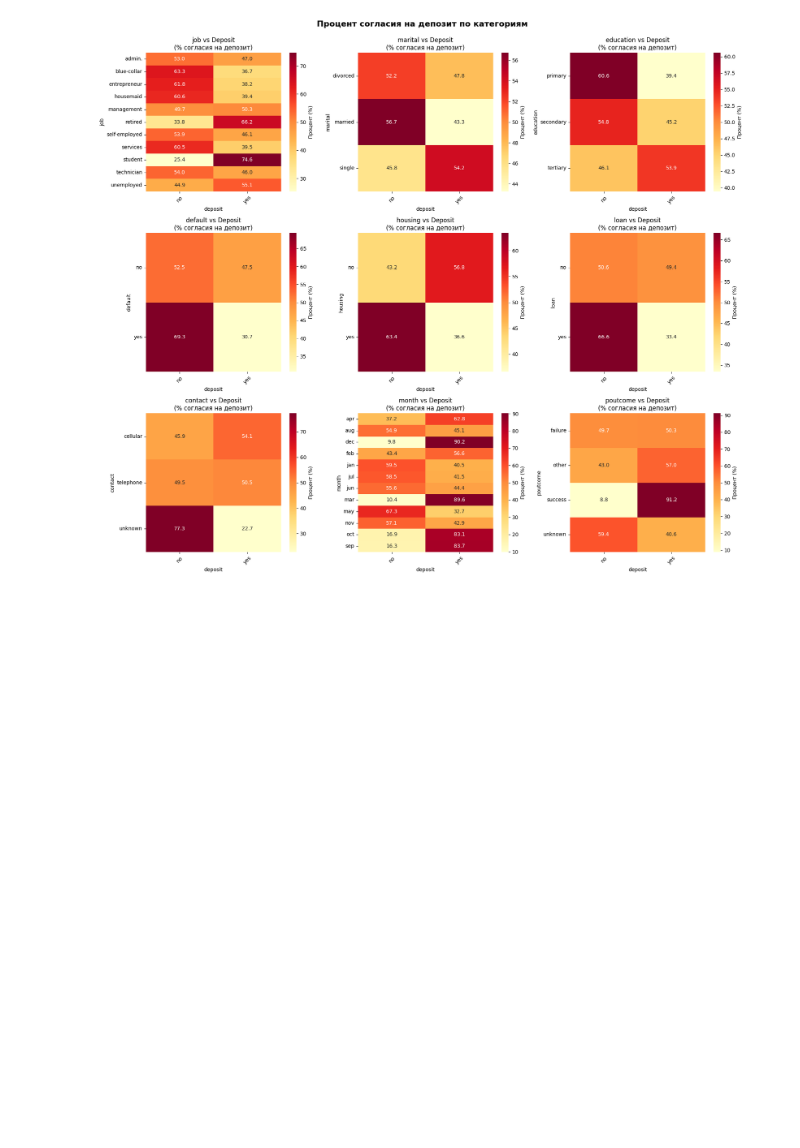
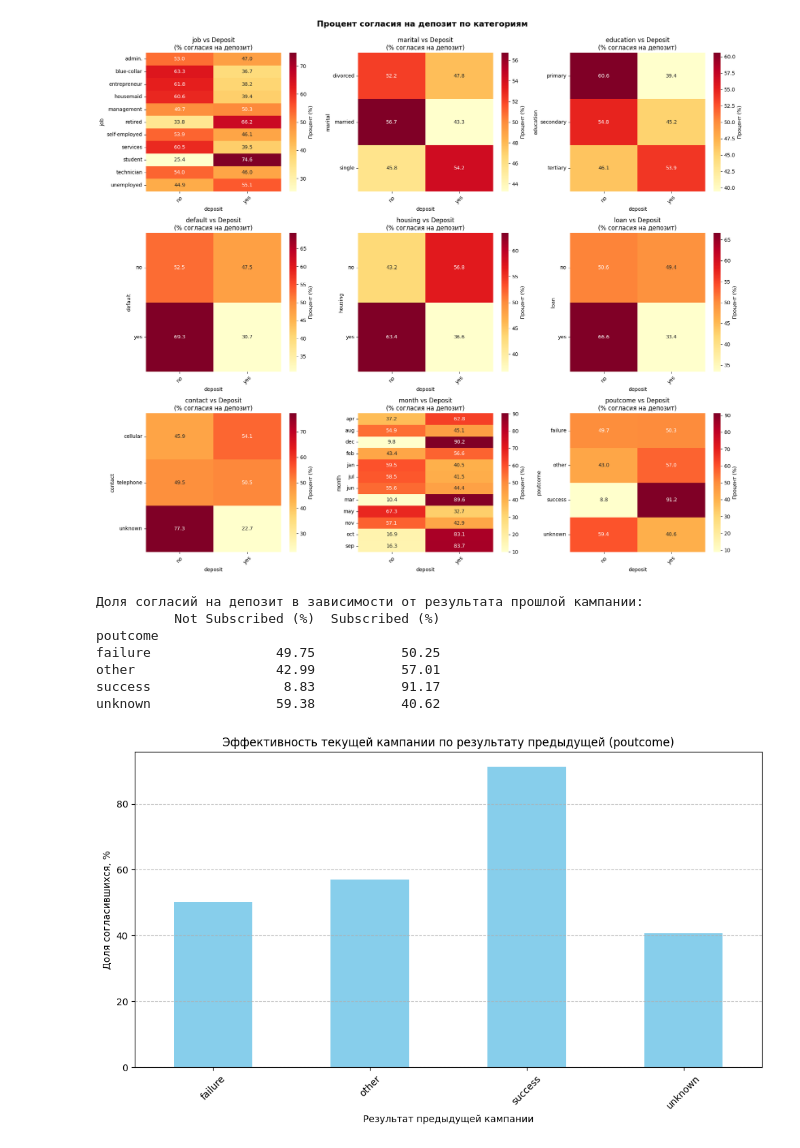
Before and after one commit to UlyanaGru/ML_project4, a Jupyter notebook: ml_progect4.ipynb, the cells around one changed output. Drawn from its saved outputs; the diff is of its cells as text; code cells hidden in the pictures; blank space fills up the shorter version.

Commit message:
most successful company

```diff
--- a/ml_progect4.ipynb
+++ b/ml_progect4.ipynb
@@ -442,3 +442,29 @@ plt.show()
 # %% [output]
 [figure]
 [figure]
+# %%
+#Создаем таблицу сопряженности
+contingency_table = pd.crosstab(df['poutcome'], df['deposit'], normalize='index') * 100
+#Переименовываем колонки для читаемости (если нужно)
+contingency_table.columns = ['Not Subscribed (%)', 'Subscribed (%)']
+print("Доля согласий на депозит в зависимости от результата прошлой кампании:")
+print(contingency_table.round(2))
+#Визуализация
+plt.figure(figsize=(10, 6))
+contingency_table['Subscribed (%)'].plot(kind='bar', color='skyblue')
+plt.title('Эффективность текущей кампании по результату предыдущей (poutcome)')
+plt.ylabel('Доля согласившихся, %')
+plt.xlabel('Результат предыдущей кампании')
+plt.xticks(rotation=45)
+plt.grid(axis='y', linestyle='--', alpha=0.7)
+plt.tight_layout()
+plt.show()
+# %% [output]
+Доля согласий на депозит в зависимости от результата прошлой кампании:
+          Not Subscribed (%)  Subscribed (%)
+poutcome
+failure                49.75           50.25
+other                  42.99           57.01
+success                 8.83           91.17
+unknown                59.38           40.62
+[figure, added]
```
